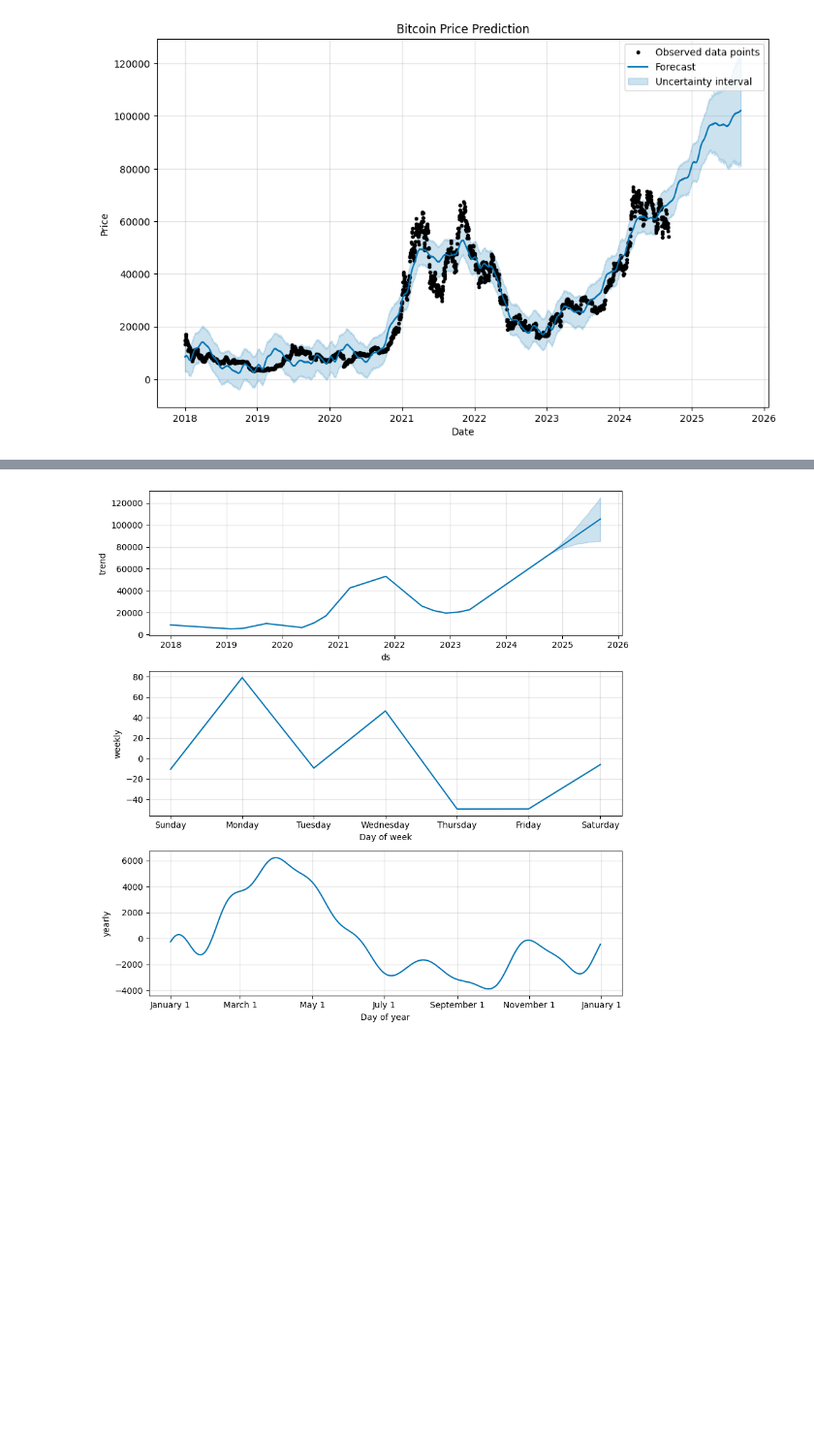
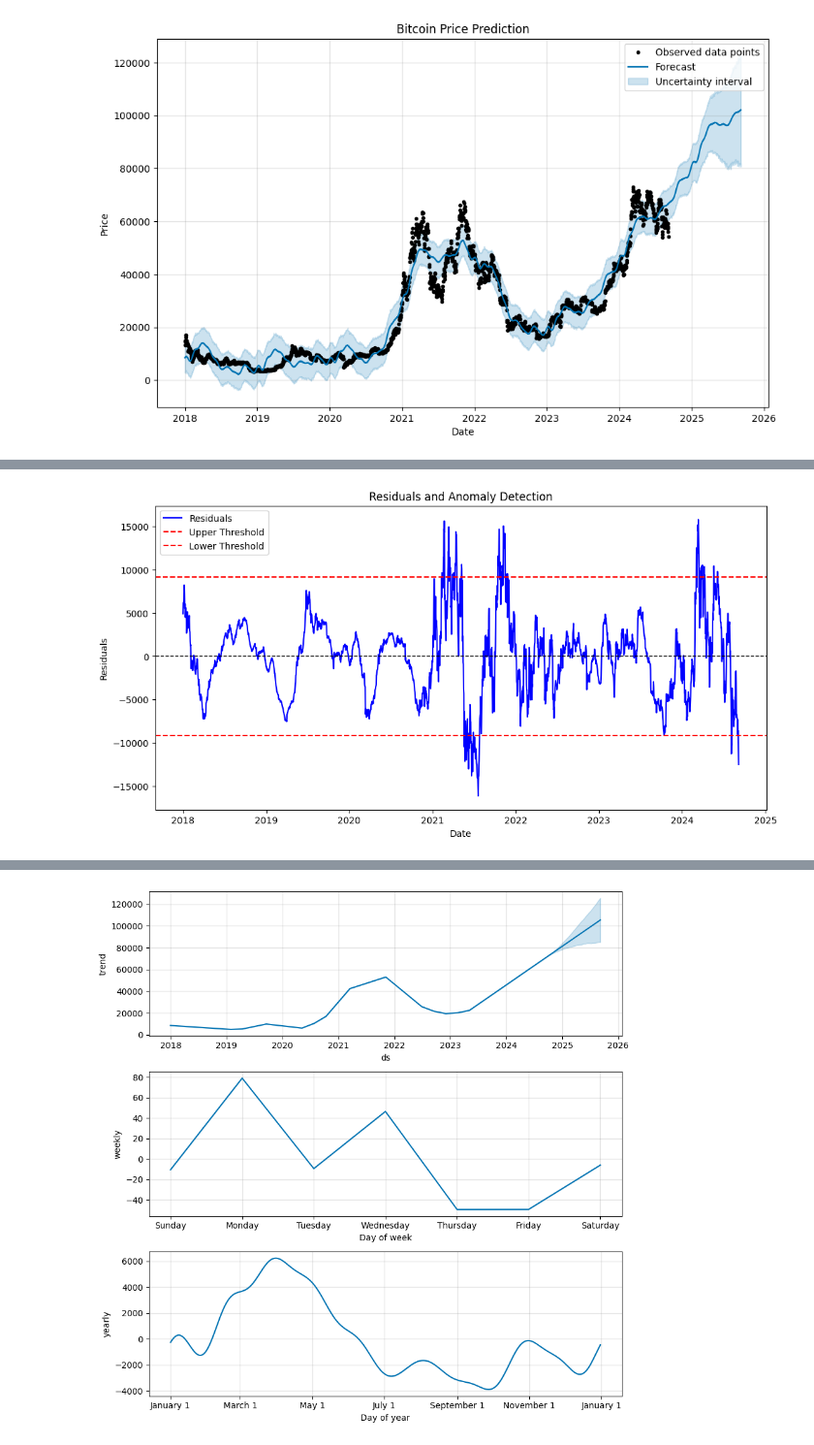
Before and after one commit to vanezp01/datalabs, a Jupyter notebook: forecast-bitcoin-future-price.ipynb, the cells around one changed output, grey strips where cells are left out. Shown: that part at 97% size. Saved outputs shown, nothing was run; the diff lists cells and outputs as text; code cells hidden in the pictures; blank space fills up the shorter version.

Commit message:
Kaggle Notebook | Forecast Bitcoin Future Price | Version 5

```diff
--- a/forecast-bitcoin-future-price.ipynb
+++ b/forecast-bitcoin-future-price.ipynb
@@ -117,0 +118,17 @@ forecast[['ds','yhat', 'yhat_upper','yhat_lower']].tail()
+# %%
+# Calculate Residuals
+btc_data['residuals'] = btc_data['y'] - forecast['yhat']
+# %%
+# Plot Residuals
+plt.figure(figsize=(12, 6))
+plt.plot(btc_data['ds'], btc_data['residuals'], label='Residuals', color='blue')
+plt.axhline(y=0, color='black', linestyle='--', linewidth=1)
+plt.axhline(y=2 * btc_data['residuals'].std(), color='red', linestyle='--', label='Upper Threshold')
+plt.axhline(y=-2 * btc_data['residuals'].std(), color='red', linestyle='--', label='Lower Threshold')
+plt.title('Residuals and Anomaly Detection')
+plt.xlabel('Date')
+plt.ylabel('Residuals')
+plt.legend()
+plt.show()
+# %% [output]
+[figure, added]
```
Also changed, not shown: parts of 6 cells of this notebook.
